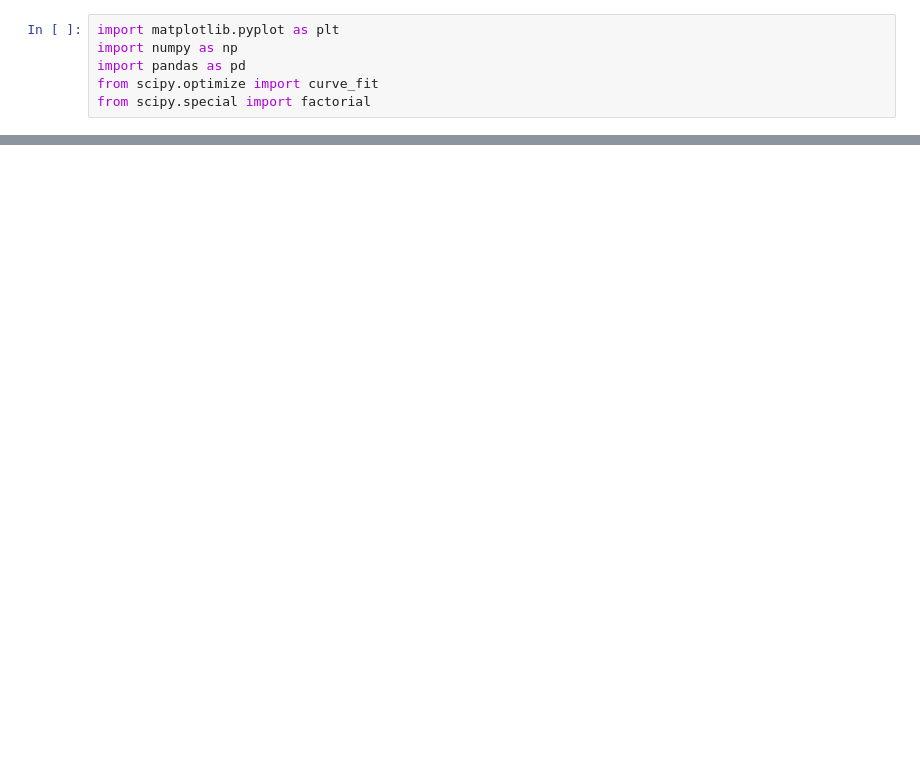
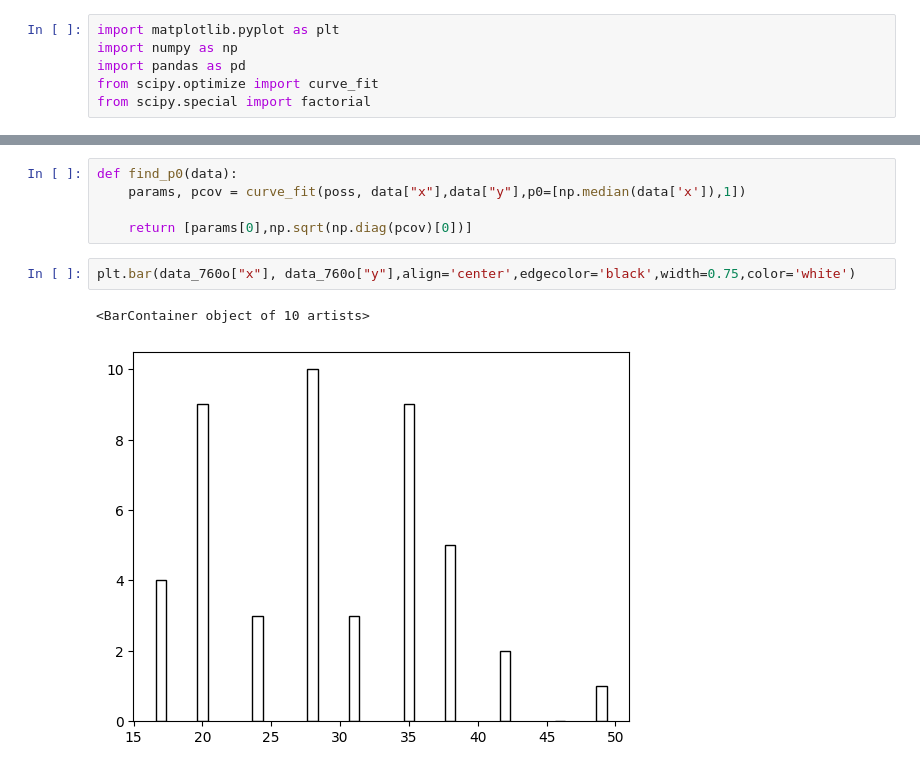
Before and after one commit to sarah-sev/SPAD, a Jupyter notebook: histplots.ipynb, the cells around one changed output, grey strips where cells are left out. Drawn from its saved outputs; the diff is of its cells as text; blank space fills up the shorter version.

```diff
--- a/histplots.ipynb
+++ b/histplots.ipynb
@@ -70,0 +85,10 @@ Text(0, 0.5, 'Occurrencs (normed)')
+# %%
+def find_p0(data):
+    params, pcov = curve_fit(poss, data["x"],data["y"],p0=[np.median(data['x']),1])
+
+    return [params[0],np.sqrt(np.diag(pcov)[0])]
+# %%
+plt.bar(data_760o["x"], data_760o["y"],align='center',edgecolor='black',width=0.75,color='white')
+# %% [output]
+<BarContainer object of 10 artists>
+[figure, added]
```
Also changed, not shown: parts of 10 cells of this notebook, 2 other files.
